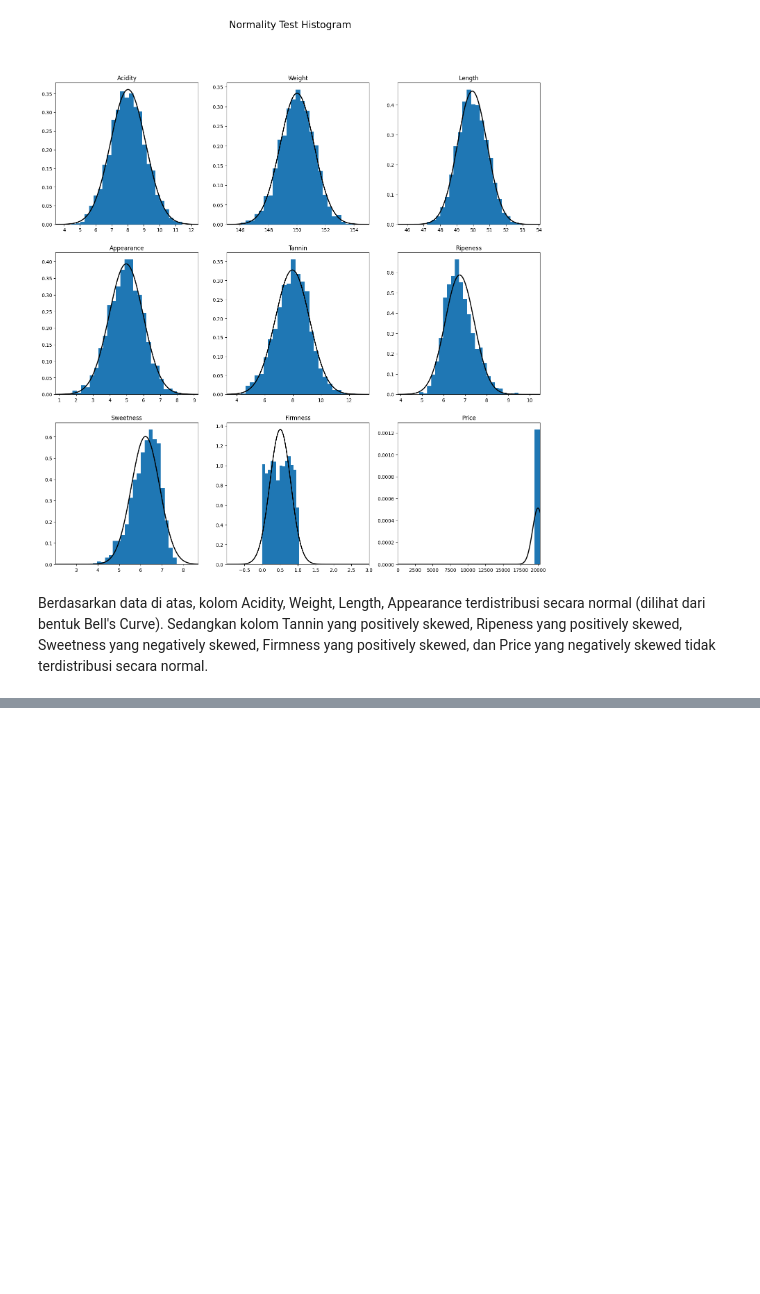
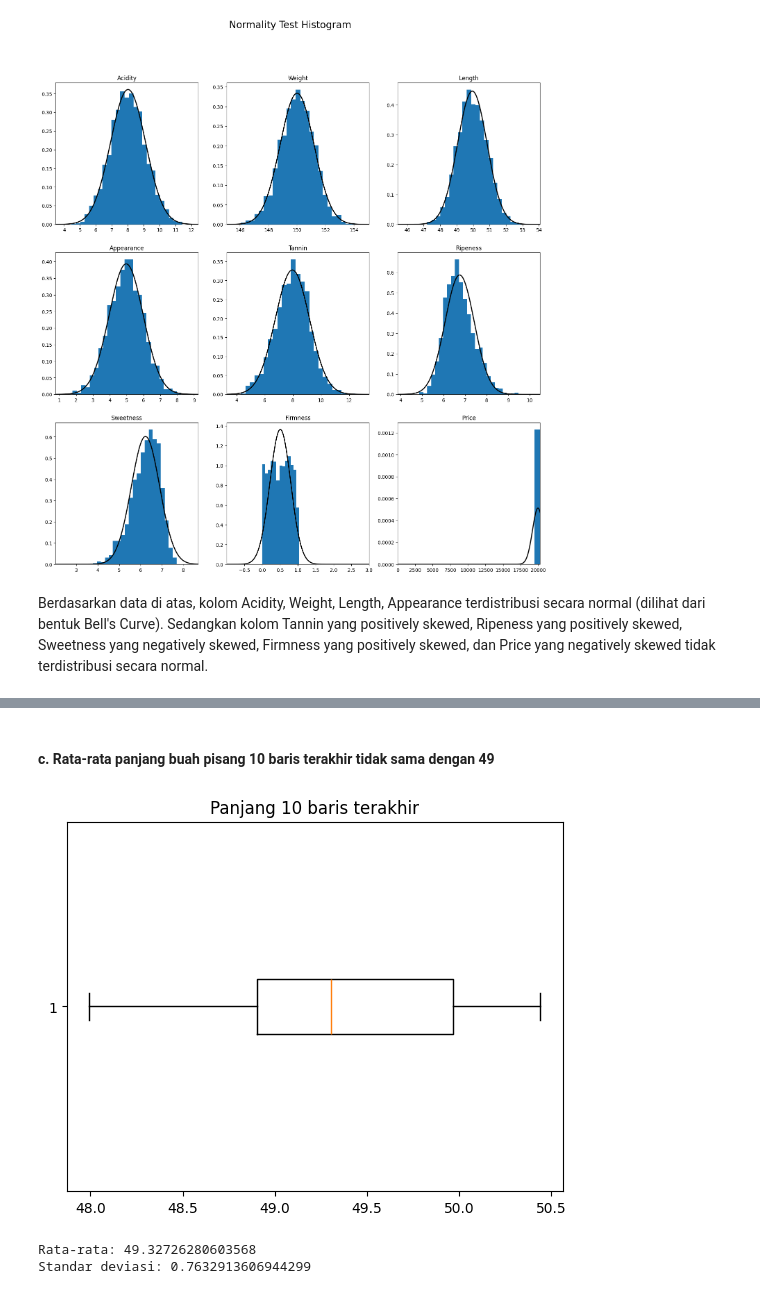
Before and after one commit to NameLessAth/Tubes-probstat, a Jupyter notebook: K02-IF2220-13522044-13522106.ipynb, the cells around one changed output, grey strips where cells are left out. Drawn from its saved outputs; the diff is of its cells as text; code cells hidden in the pictures; blank space fills up the shorter version.

```diff
--- a/K02-IF2220-13522044-13522106.ipynb
+++ b/K02-IF2220-13522044-13522106.ipynb
@@ -183,0 +264,14 @@ Berdasarkan data di atas, kolom Acidity, Weight, Length, Appearance terdistribus
+# %% [markdown]
+#### c. Rata-rata panjang buah pisang 10 baris terakhir tidak sama dengan 49
+# %%
+plt.boxplot(databasenya['Length'].tail(10), vert = False)
+plt.title('Panjang 10 baris terakhir')
+plt.show()
+mean = np.mean(databasenya['Length'].tail(10))
+std = np.std(databasenya['Length'].tail(10))
+print(f"Rata-rata: {mean}")
+print(f"Standar deviasi: {std}")
+# %% [output]
+[figure, added]
+Rata-rata: 49.32726280603568
+Standar deviasi: 0.7632913606944299
```
Also changed, not shown: parts of 20 cells of this notebook.
